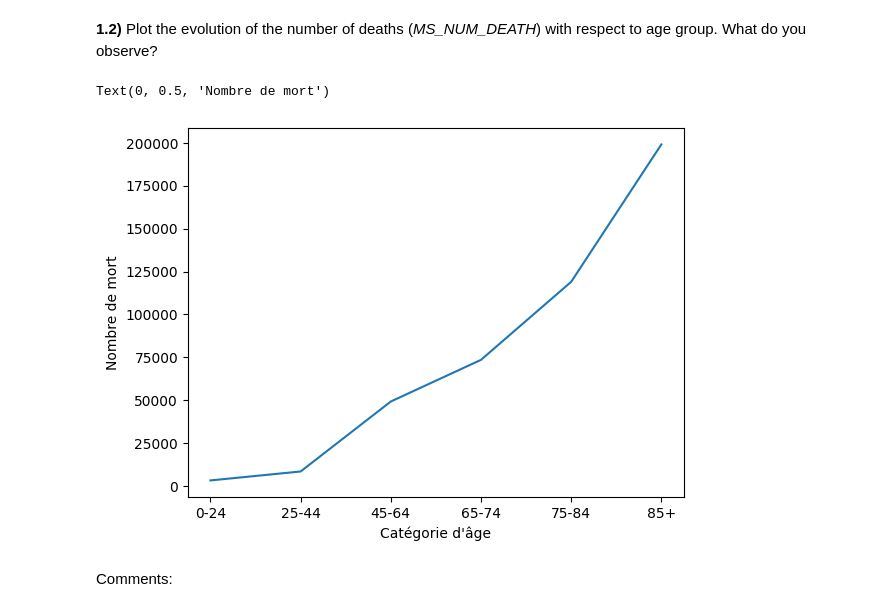
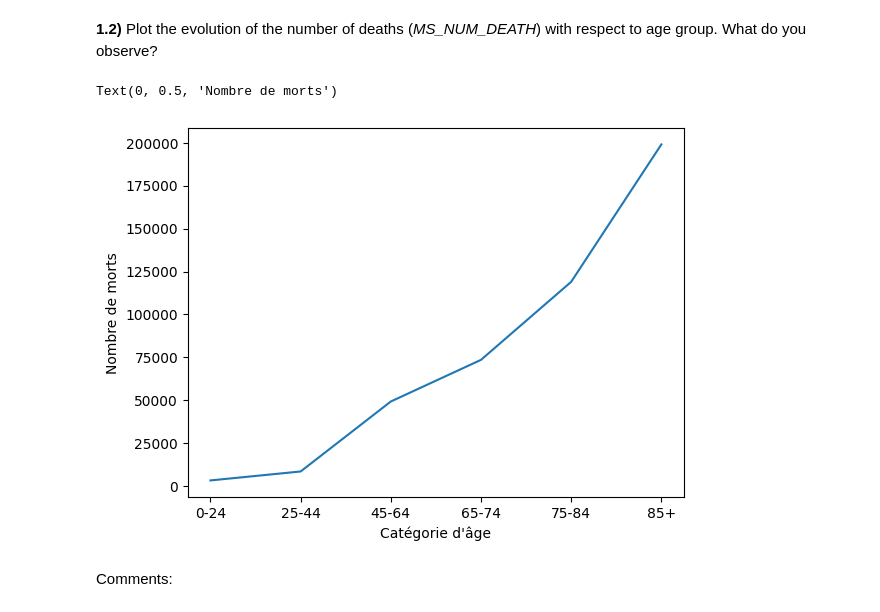
Before and after one commit to IvanGregoire/Hackathon_1, a Jupyter notebook: Hackathon_26_27.ipynb, the cells around one changed output. Drawn from its saved outputs; the diff is of its cells as text; code cells hidden in the pictures.

```diff
--- a/Hackathon_26_27.ipynb
+++ b/Hackathon_26_27.ipynb
@@ -57,13 +57,13 @@ data["CD_AGEGROUP"] = data["CD_AGEGROUP"].astype("category")
 # %%
 # Code here
 import matplotlib.pyplot as plt
 nbr_deaths = data.groupby("CD_AGEGROUP")["MS_NUM_DEATH"].sum()
 nbr_deaths.plot(x="MS_NUM_DEATH", y="CD_AGEGROUP",)
 plt.xlabel("Catégorie d'âge")
-plt.ylabel("Nombre de mort")
+plt.ylabel("Nombre de morts")
 # %% [output]
-Text(0, 0.5, 'Nombre de mort')
+Text(0, 0.5, 'Nombre de morts')
-[figure, old version]
+[figure, new version]
 # %% [markdown]
 Comments:
 # %% [markdown]
```
Also changed, not shown: parts of 1 cell of this notebook.
